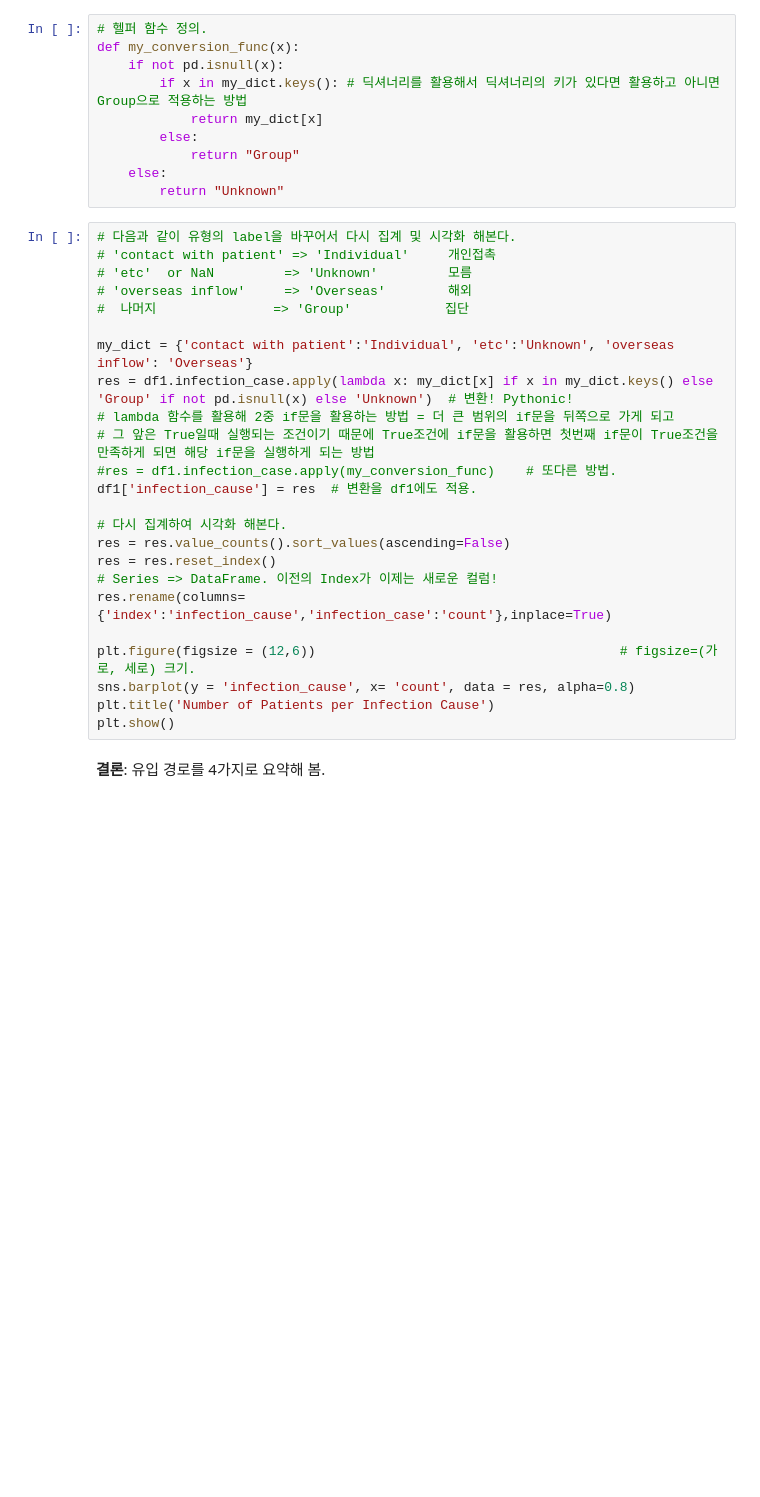
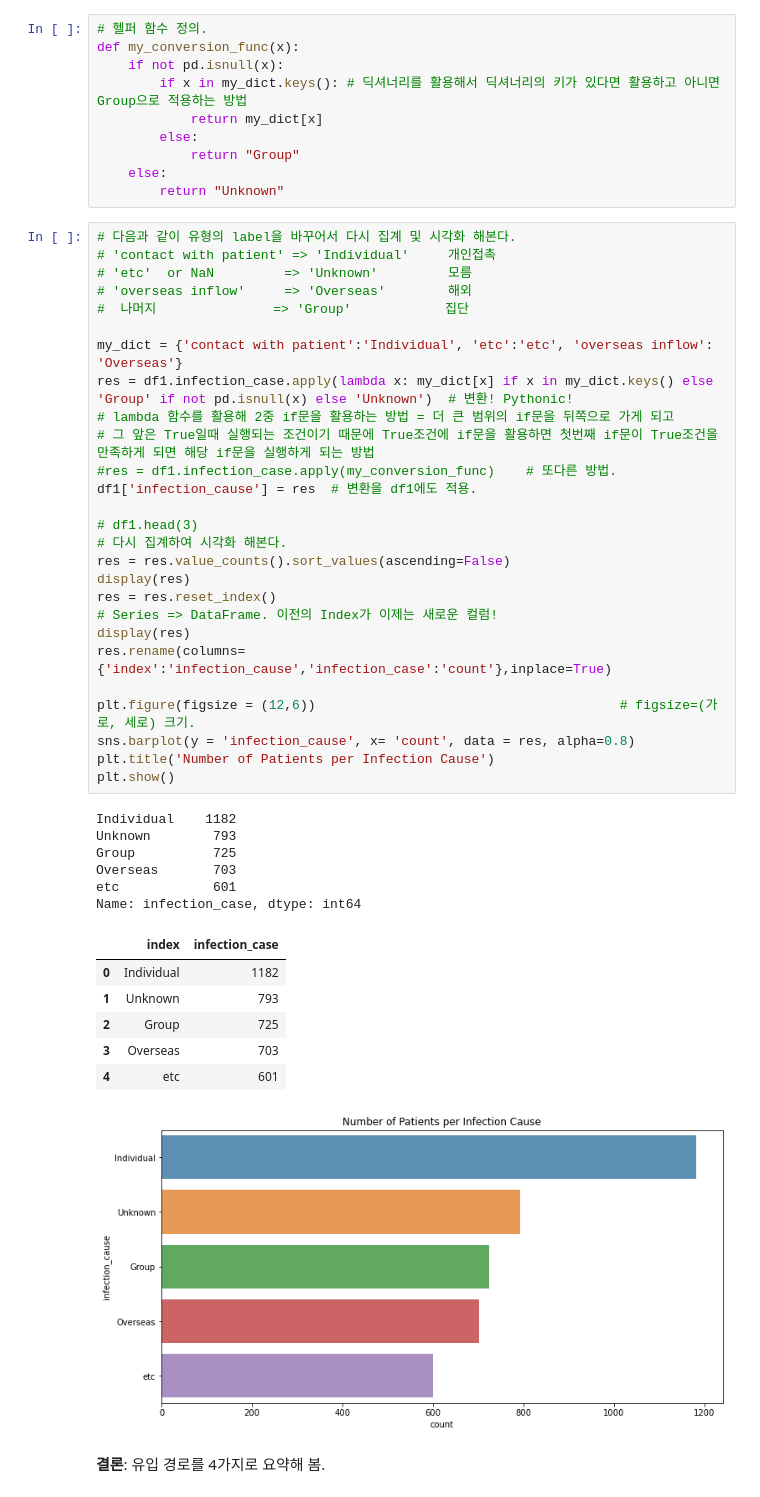
Before and after one commit to SeoMinJong/-, a Jupyter notebook: Covid_Insight_study.ipynb, the cells around one changed output. Cells and saved outputs as stored; diff of their text form; blank space fills up the shorter version.

```diff
--- a/Covid_Insight_study.ipynb
+++ b/Covid_Insight_study.ipynb
@@ -300,26 +277,43 @@ def my_conversion_func(x):
 # %%
 # 다음과 같이 유형의 label을 바꾸어서 다시 집계 및 시각화 해본다.
 # 'contact with patient' => 'Individual'     개인접촉
 # 'etc'  or NaN         => 'Unknown'         모름
 # 'overseas inflow'     => 'Overseas'        해외
 #  나머지               => 'Group'            집단
 
-my_dict = {'contact with patient':'Individual', 'etc':'Unknown', 'overseas inflow': 'Overseas'}
+my_dict = {'contact with patient':'Individual', 'etc':'etc', 'overseas inflow': 'Overseas'}
 res = df1.infection_case.apply(lambda x: my_dict[x] if x in my_dict.keys() else 'Group' if not pd.isnull(x) else 'Unknown')  # 변환! Pythonic!
 # lambda 함수를 활용해 2중 if문을 활용하는 방법 = 더 큰 범위의 if문을 뒤쪽으로 가게 되고
 # 그 앞은 True일때 실행되는 조건이기 때문에 True조건에 if문을 활용하면 첫번째 if문이 True조건을 만족하게 되면 해당 if문을 실행하게 되는 방법
 #res = df1.infection_case.apply(my_conversion_func)    # 또다른 방법.
 df1['infection_cause'] = res  # 변환을 df1에도 적용.
 
+# df1.head(3)
 # 다시 집계하여 시각화 해본다.
 res = res.value_counts().sort_values(ascending=False)
+display(res)
 res = res.reset_index()                                                               # Series => DataFrame. 이전의 Index가 이제는 새로운 컬럼!
+display(res)
 res.rename(columns={'index':'infection_cause','infection_case':'count'},inplace=True)
 
 plt.figure(figsize = (12,6))                                       # figsize=(가로, 세로) 크기.
 sns.barplot(y = 'infection_cause', x= 'count', data = res, alpha=0.8)
 plt.title('Number of Patients per Infection Cause')
 plt.show()
+# %% [output]
+Individual    1182
+Unknown        793
+Group          725
+Overseas       703
+etc            601
+Name: infection_case, dtype: int64
+|  | index | infection_case |
+| 0 | Individual | 1182 |
+| 1 | Unknown | 793 |
+| 2 | Group | 725 |
+| 3 | Overseas | 703 |
+| 4 | etc | 601 |
+[figure, added]
 # %% [markdown]
 **결론**: 유입 경로를 4가지로 요약해 봄.
 # %% [markdown]
```
Also changed, not shown: parts of 41 cells of this notebook.
